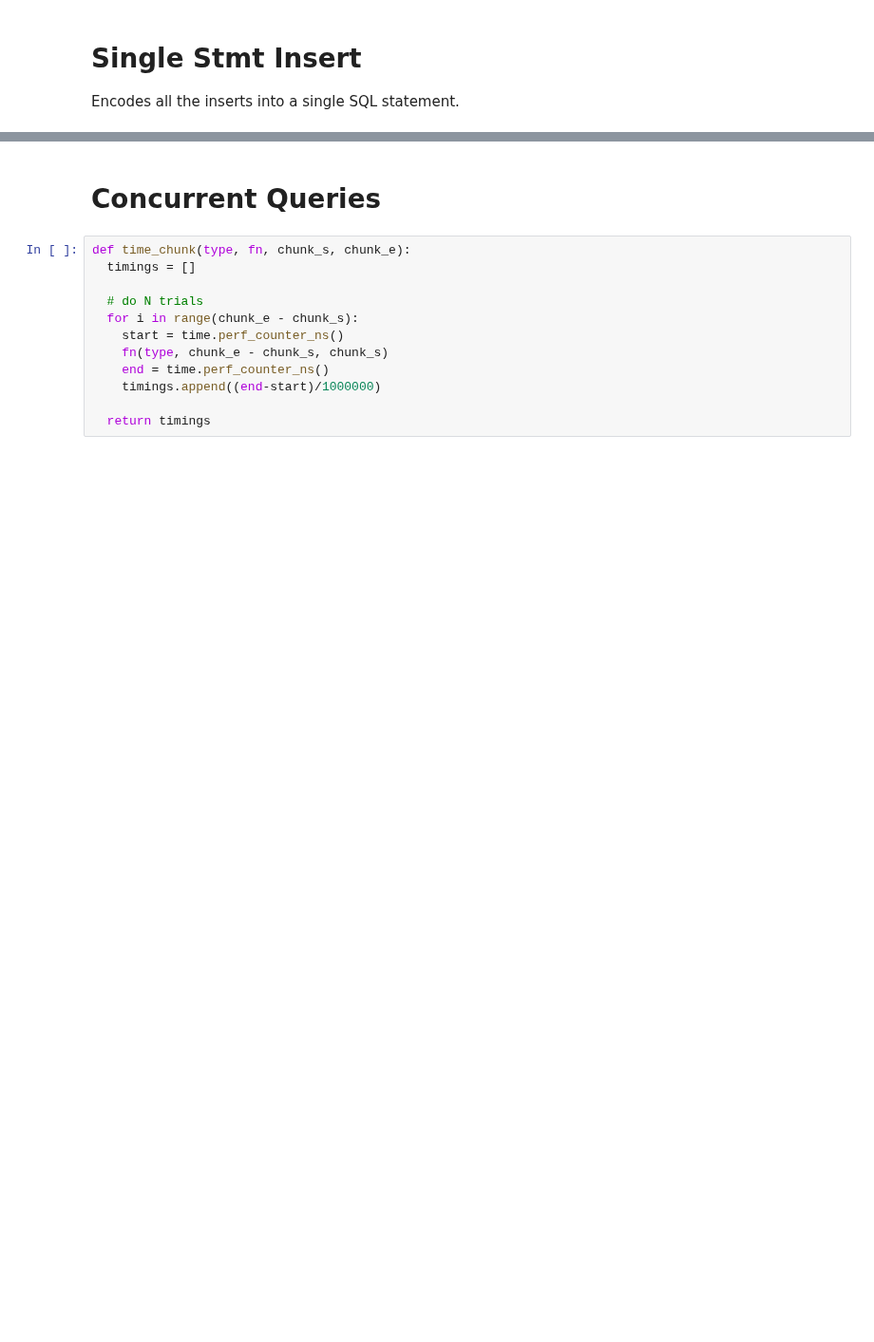
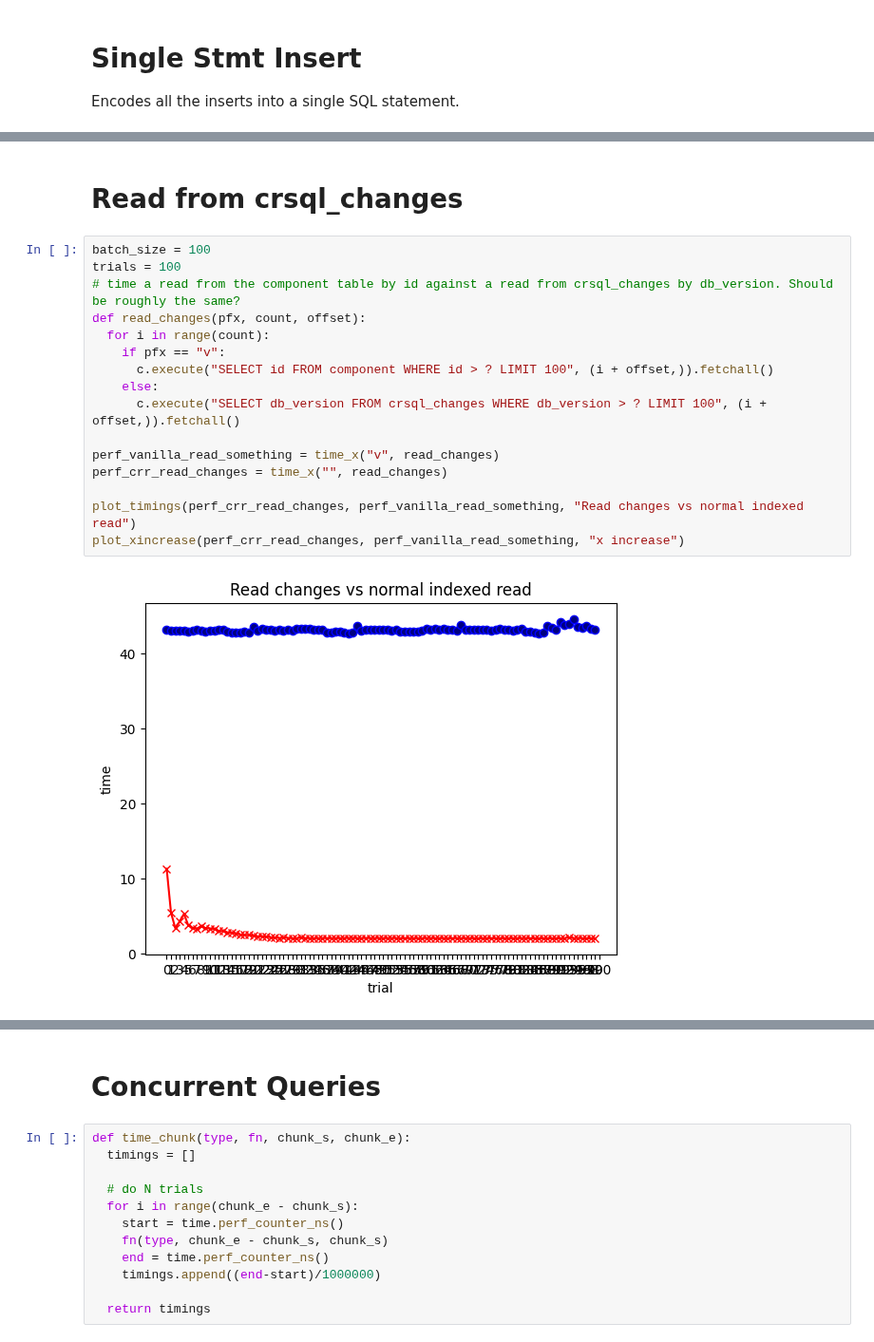
Before and after one commit to vlcn-io/cr-sqlite, a Jupyter notebook: py/perf/perf.ipynb, the cells around one changed output, grey strips where cells are left out. Shown at 95% size. Saved outputs shown, nothing was run; the diff lists cells and outputs as text; blank space fills up the shorter version.

```diff
--- a/py/perf/perf.ipynb
+++ b/py/perf/perf.ipynb
@@ -172,0 +185,20 @@ plot_xincrease(perf_crr_single, perf_vanilla_single, "x increase")
+# %% [markdown]
+# Read from crsql_changes
+# %%
+batch_size = 100
+trials = 100
+# time a read from the component table by id against a read from crsql_changes by db_version. Should be roughly the same?
+def read_changes(pfx, count, offset):
+  for i in range(count):
+    if pfx == "v":
+      c.execute("SELECT id FROM component WHERE id > ? LIMIT 100", (i + offset,)).fetchall()
+    else:
+      c.execute("SELECT db_version FROM crsql_changes WHERE db_version > ? LIMIT 100", (i + offset,)).fetchall()
+
+perf_vanilla_read_something = time_x("v", read_changes)
+perf_crr_read_changes = time_x("", read_changes)
+
+plot_timings(perf_crr_read_changes, perf_vanilla_read_something, "Read changes vs normal indexed read")
+plot_xincrease(perf_crr_read_changes, perf_vanilla_read_something, "x increase")
+# %% [output]
+[figure, added]
```
Also changed, not shown: parts of 9 cells of this notebook, 3 other files.
